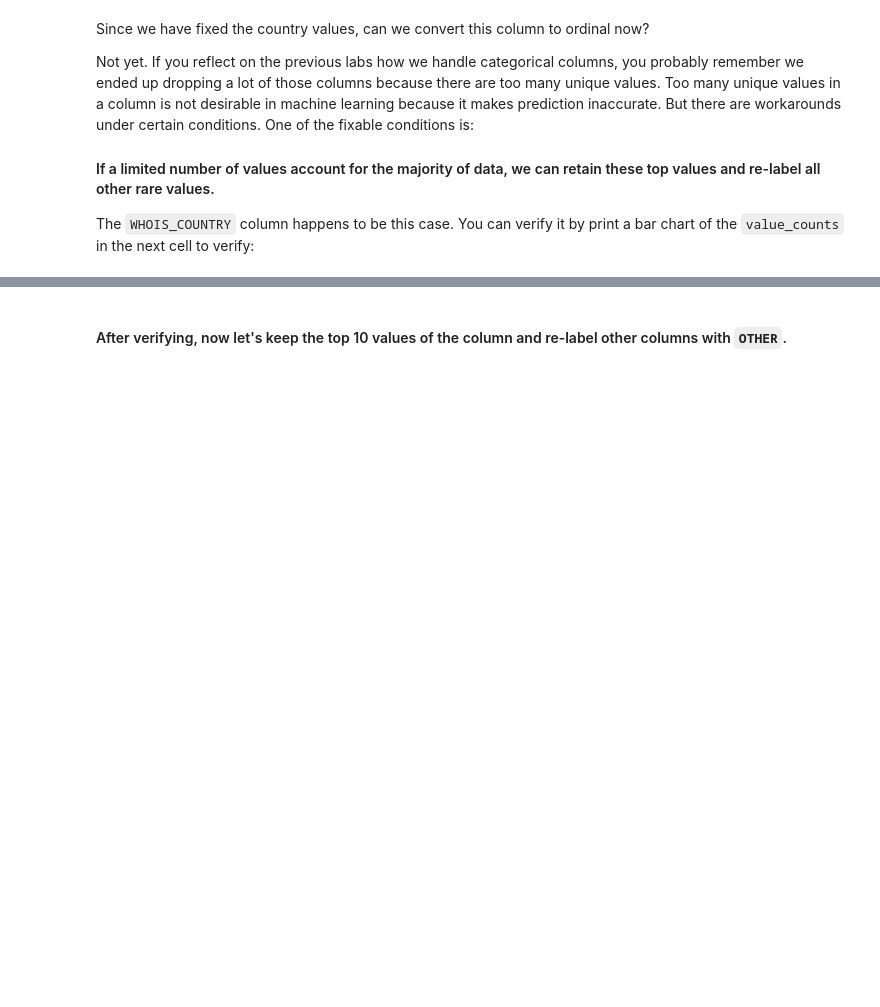
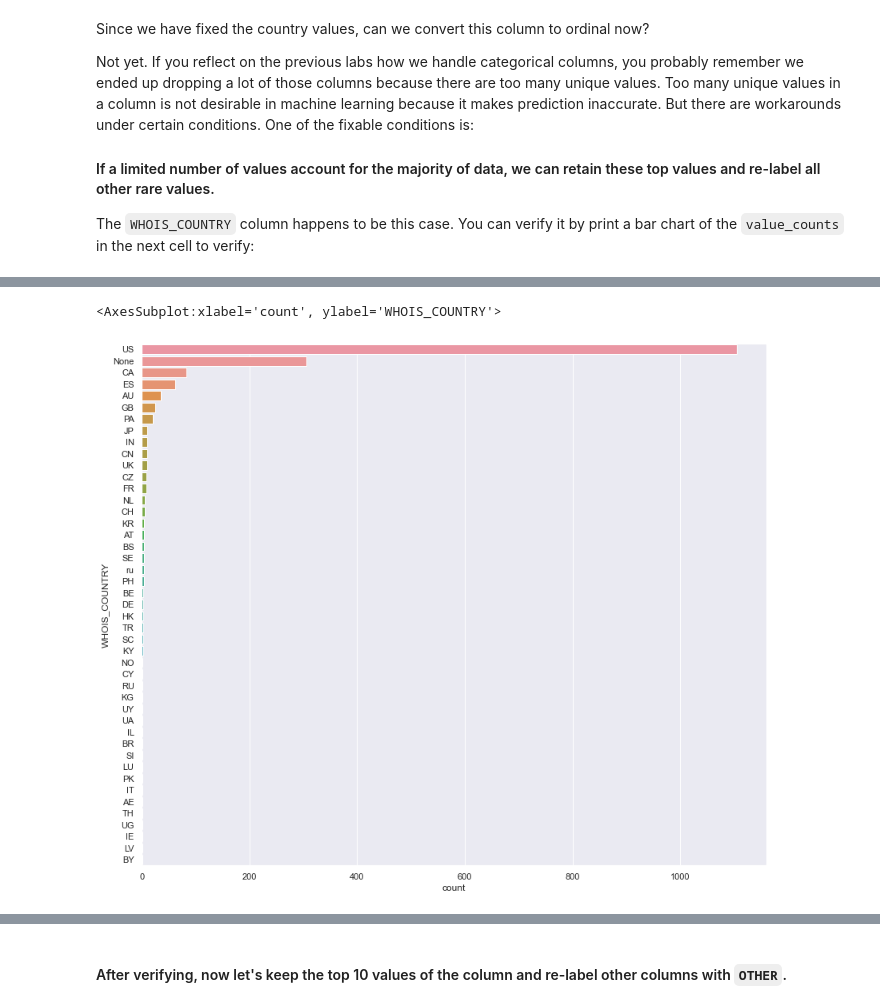
Before and after one commit to ta-data-remote/lab-supervised-learning, a Jupyter notebook: your-code/main.ipynb, the cells around one changed output, grey strips where cells are left out. Cells and saved outputs as stored; diff of their text form; code cells hidden in the pictures; blank space fills up the shorter version.

```diff
--- a/your-code/main.ipynb
+++ b/your-code/main.ipynb
@@ -91,0 +264,3 @@ In the cells below, remove as few columns as you can to eliminate the high colli
+# %%
+# Your code here
+web.drop(['SOURCE_APP_PACKETS','REMOTE_APP_PACKETS','REMOTE_APP_BYTES','APP_PACKETS'], axis='columns', inplace=True)
@@ -144,0 +325,2 @@ dtype: int64
+# %%
+web.drop(["CONTENT_LENGTH"], axis='columns', inplace=True)
@@ -144,0 +347,3 @@ dtype: int64
+# %%
+# Now we drop the rows with missing values
+web.dropna(axis = 0, how ='any', inplace=True)
@@ -192,0 +418,6 @@ How to handle string columns is always case by case. Let's start by working on `
+# %%
+# Consolidating the country values with country codes
+web.loc[web['WHOIS_COUNTRY'].isin(['Cyprus']),'WHOIS_COUNTRY'] = 'CY'
+web.loc[web['WHOIS_COUNTRY'].isin(['us']),'WHOIS_COUNTRY'] = 'US'
+web.loc[web['WHOIS_COUNTRY'].isin(['se']),'WHOIS_COUNTRY'] = 'SE'
+web.loc[web['WHOIS_COUNTRY'].isin(['United Kingdom', "[u'GB'; u'UK']"]),'WHOIS_COUNTRY'] = 'GB'
@@ -205,0 +443,7 @@ The `WHOIS_COUNTRY` column happens to be this case. You can verify it by print a
+# %%
+# Plotting value counts of unique values of WHOIS_COUNTRY column
+plt.figure(figsize=(14,12))
+sns.countplot(data=web, y='WHOIS_COUNTRY', order=web.WHOIS_COUNTRY.value_counts().index)
+# %% [output]
+<AxesSubplot:xlabel='count', ylabel='WHOIS_COUNTRY'>
+[figure, added]
```
Also changed, not shown: parts of 100 cells of this notebook.
